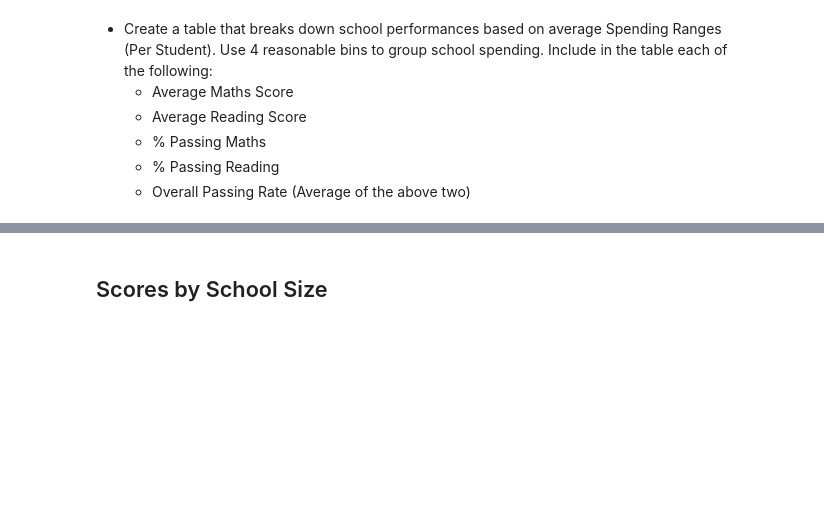
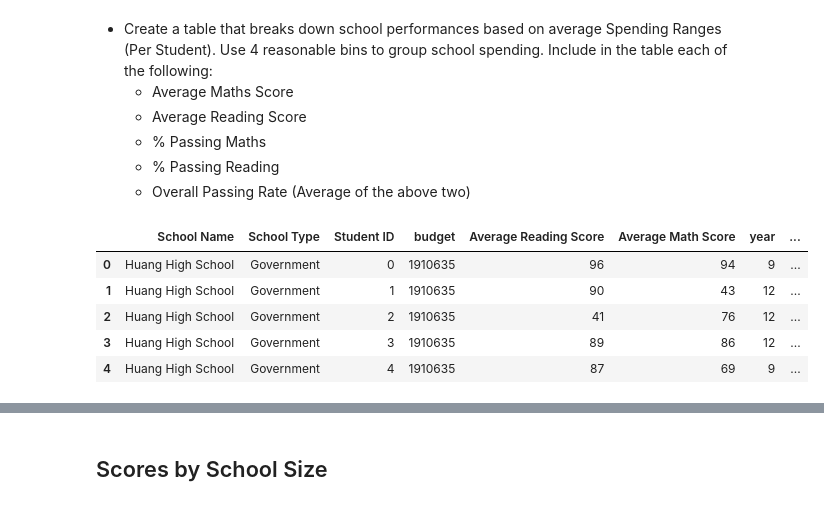
Before and after one commit to micah-trp/pandas-challenge, a Jupyter notebook: PyCitySchools_MRaquena.ipynb, the cells around one changed output, grey strips where cells are left out. Cells and saved outputs as stored; diff of their text form; code cells hidden in the pictures; blank space fills up the shorter version.

```diff
--- a/PyCitySchools_MRaquena.ipynb
+++ b/PyCitySchools_MRaquena.ipynb
@@ -354,3 +354,37 @@ Year_Reading_Score_df
   * % Passing Maths
   * % Passing Reading
   * Overall Passing Rate (Average of the above two)
+# %%
+# # # set spending bins and labels
+spending_bins = [0, 585, 630, 645, 680]
+labels = ["<$585", "$585-630", "$630-645", "$645-680"]
+
+# # set up items of interest from past df
+# use budget and size to determine per cost
+spending_bin_df = pd.DataFrame(arrange_df)
+spending_bin_df["Per Student Budget"] = spending_bin_df["budget"]/spending_bin_df["size"]
+# spending_bin_df.head()
+
+# # use cut to bring in bin on new column ["Spending Ranges (Per Student)"]
+spending_bin_df["Spending Ranges (Per Student)"] = pd.cut(spending_bin_df["Per Student Budget"], spending_bins, labels=labels, include_lowest=True)
+spending_bin_df.reset_index
+spending_bin_df.columns
+
+
+spending_bin_df.rename(
+    columns={"reading_score": "Average Reading Score", "maths_score": "Average Math Score", "pass_reading": "% Passing Reading", "pass_math": "% Passing Math", "pass_overall": "% Overall Passing"},
+    inplace=True,
+)
+
+school_spending_df = pd.DataFrame(spending_bin_df)
+
+# table with data cut and shown by spending ranges.
+# table at individual student level
+school_spending_df.head()
+# %% [output]
+|  | School Name | School Type | Student ID | budget | Average Reading Score | Average Math Score | year | ... |
+| 0 | Huang High School | Government | 0 | 1910635 | 96 | 94 | 9 | ... |
+| 1 | Huang High School | Government | 1 | 1910635 | 90 | 43 | 12 | ... |
+| 2 | Huang High School | Government | 2 | 1910635 | 41 | 76 | 12 | ... |
+| 3 | Huang High School | Government | 3 | 1910635 | 89 | 86 | 12 | ... |
+| 4 | Huang High School | Government | 4 | 1910635 | 87 | 69 | 9 | ... |
```
Also changed, not shown: parts of 3 cells of this notebook.
